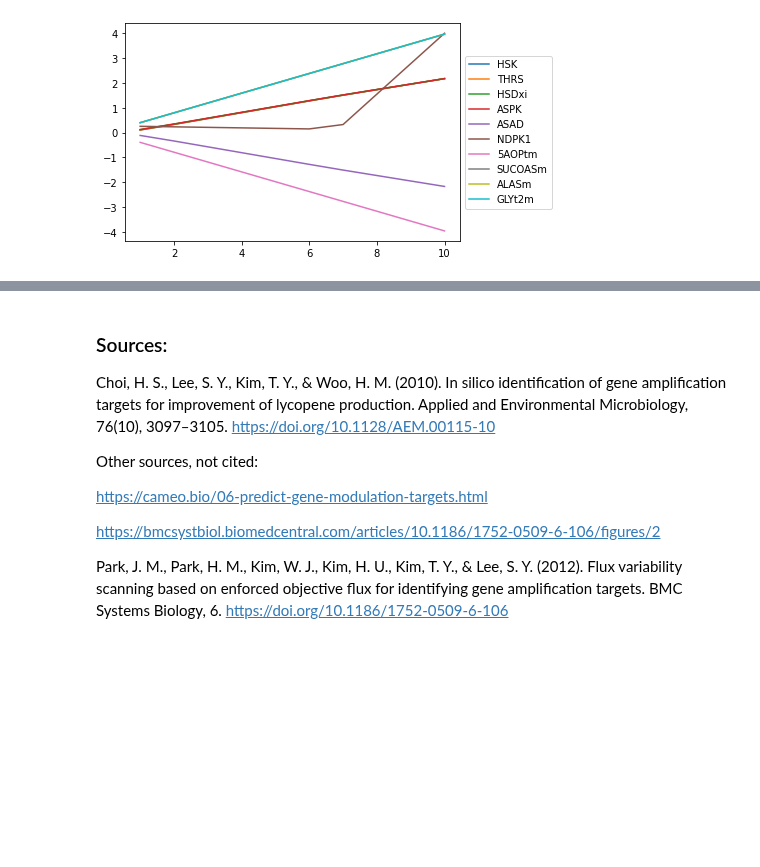
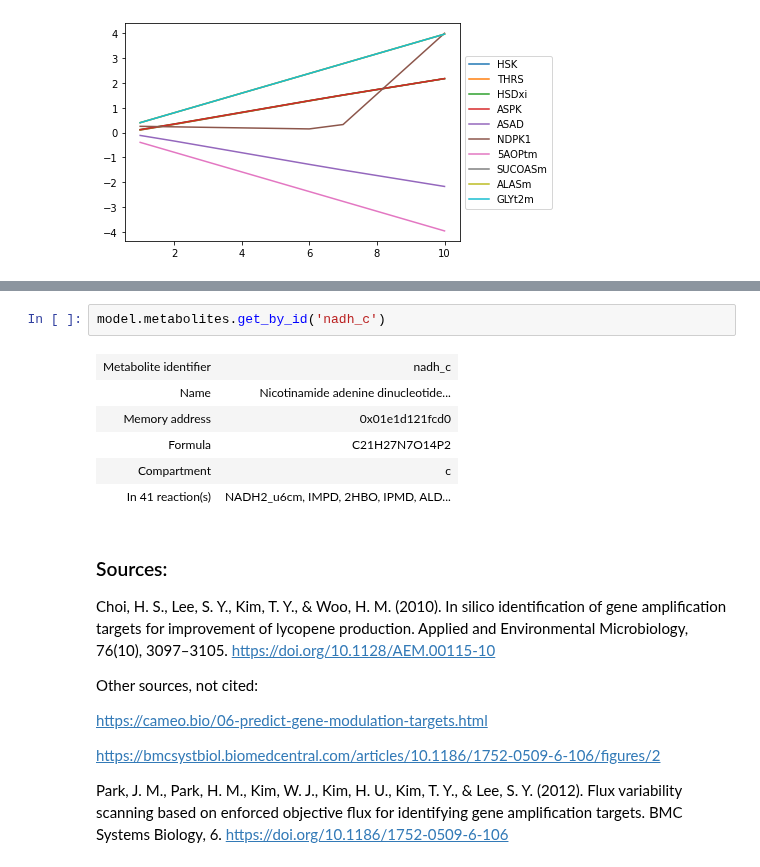
Before and after one commit to 27410/group-assignment-2021-group_10_rhb_cerevisiae, a Jupyter notebook: Analysis/Gene_modulation.ipynb, the cells around one changed output, grey strips where cells are left out. Drawn from its saved outputs; the diff is of its cells as text; blank space fills up the shorter version.

```diff
--- a/Analysis/Gene_modulation.ipynb
+++ b/Analysis/Gene_modulation.ipynb
@@ -156,3 +156,12 @@ TypeError: 'float' object is not callable
+# %%
+model.metabolites.get_by_id('nadh_c')
+# %% [output]
+| Metabolite identifier | nadh_c |
+| Name | Nicotinamide adenine dinucleotide... |
+| Memory address | 0x01e1d121fcd0 |
+| Formula | C21H27N7O14P2 |
+| Compartment | c |
+| In 41 reaction(s) | NADH2_u6cm, IMPD, 2HBO, IPMD, ALD... |
 # %% [markdown]
 ### Sources:
 
```
Also changed, not shown: parts of 4 cells of this notebook, 3 other files.
